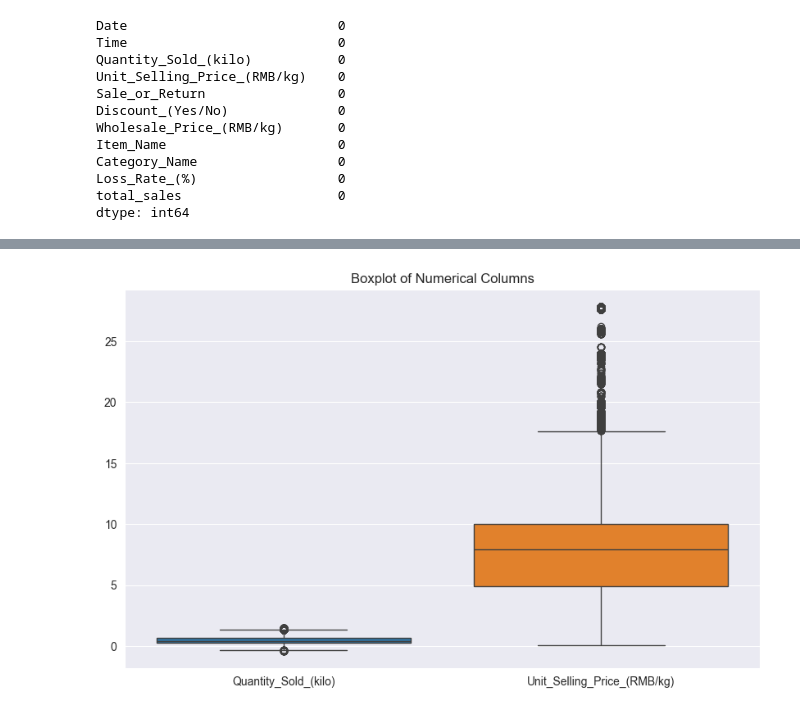
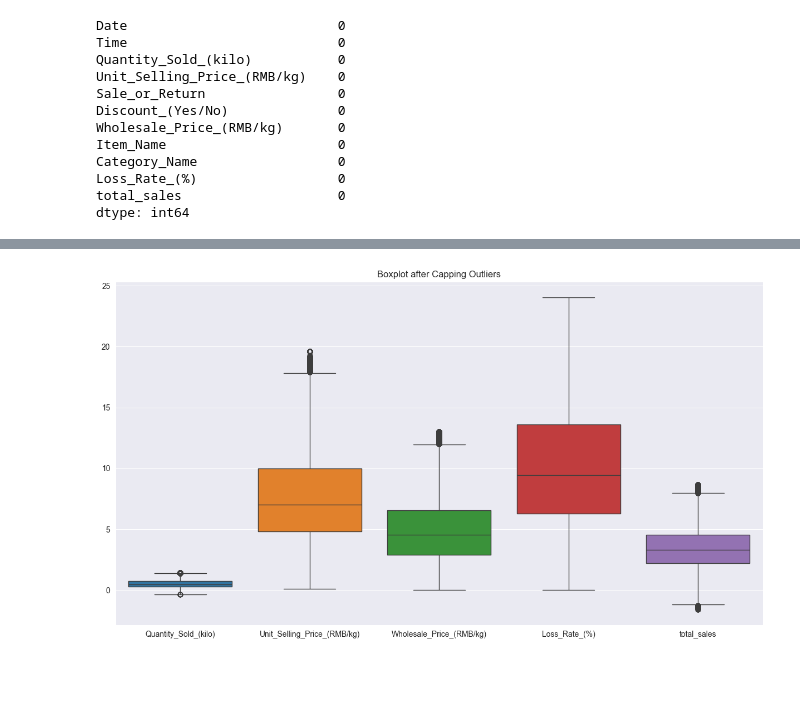
Before and after one commit to RumethSandinu/Project-connexa, a Jupyter notebook: Shamal/model_building.ipynb, the cells around one changed output, grey strips where cells are left out. Saved outputs shown, nothing was run; the diff lists cells and outputs as text; code cells hidden in the pictures; blank space fills up the shorter version.

```diff
--- a/Shamal/model_building.ipynb
+++ b/Shamal/model_building.ipynb
@@ -705,10 +709,15 @@ data.loc[outliers_mask, numerical_column] = mean_value
-# %%
-numerical_columns = ['Quantity_Sold_(kilo)', 'Unit_Selling_Price_(RMB/kg)']
-
-# Create a boxplot
-plt.figure(figsize=(10, 6))
-sns.boxplot(data=data[numerical_columns])
-plt.title('Boxplot of Numerical Columns')
-plt.show()
-# %% [output]
-[figure, removed]
+# %%
+# Cap the outliers using IQR method
+capped_data = numeric_data.mask(((numeric_data < (Q1 - 1.5 * IQR)) | (numeric_data > (Q3 + 1.5 * IQR))))
+
+# Replace outliers with the capped values
+capped_data.fillna(method='bfill', inplace=True)  # Backward fill to replace NaN values caused by masking
+capped_data.fillna(method='ffill', inplace=True)  # Forward fill for any remaining NaN values
+
+# Visualize the capped data using boxplot
+plt.figure(figsize=(15, 8))
+sns.boxplot(data=capped_data)
+plt.title('Boxplot after Capping Outliers')
+plt.show()
+# %% [output]
+[figure, added]
```
Also changed, not shown: parts of 20 cells of this notebook.
